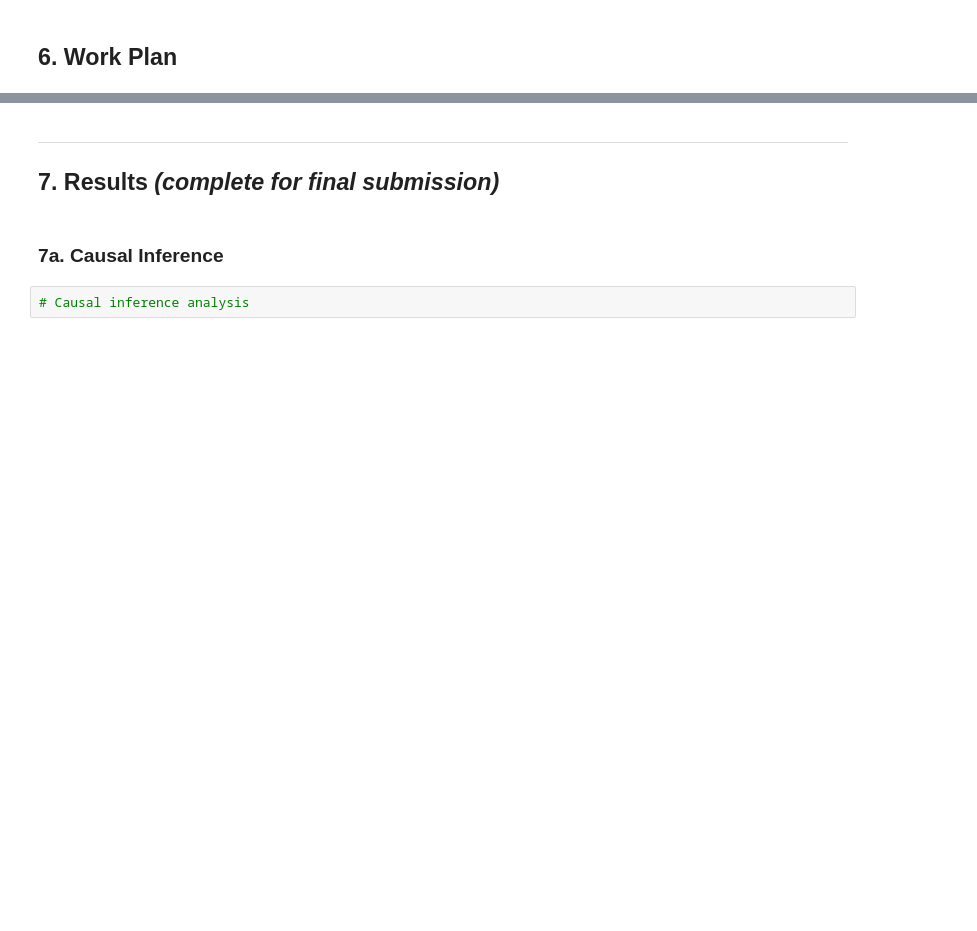
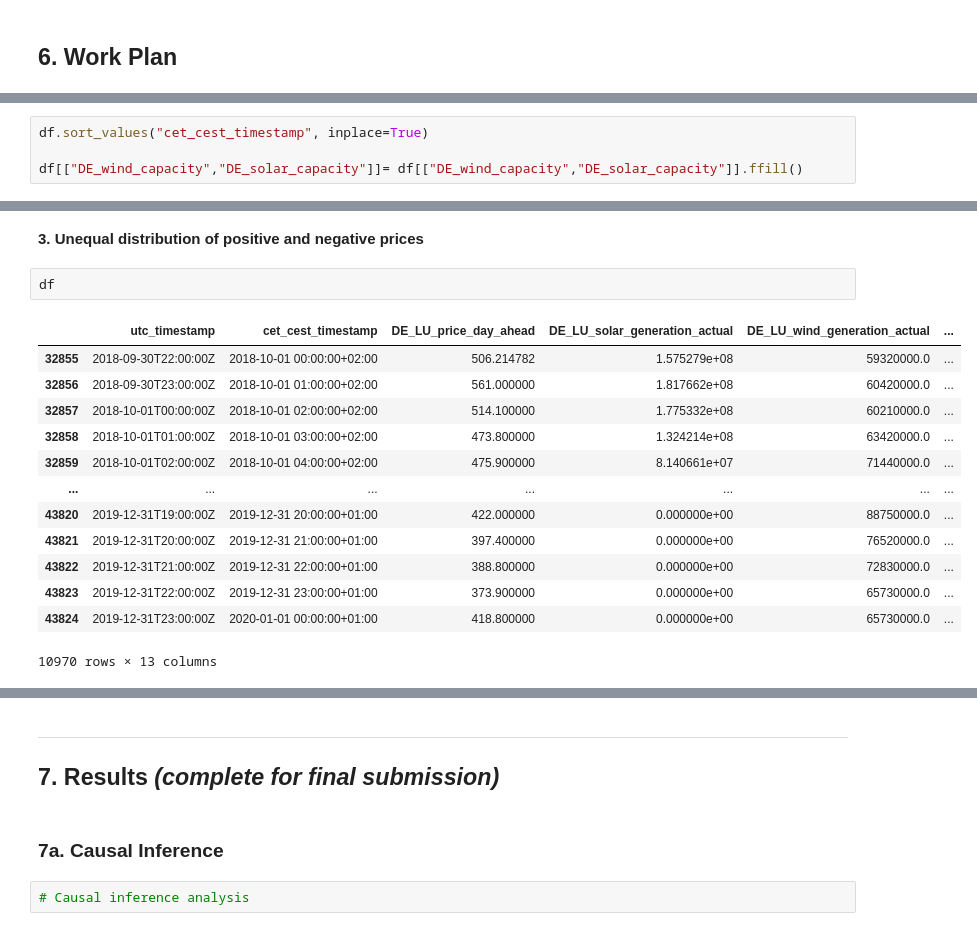
Before and after one commit to firrm/DAI, a Jupyter notebook: mission/proposals_st26/mission_proposal_group_T_P1.ipynb, the cells around one changed output, grey strips where cells are left out. Cells and saved outputs as stored; diff of their text form; blank space fills up the shorter version.

```diff
--- a/mission/proposals_st26/mission_proposal_group_T_P1.ipynb
+++ b/mission/proposals_st26/mission_proposal_group_T_P1.ipynb
@@ -304,0 +501,4 @@ Supervised Learning
+# %%
+df.sort_values("cet_cest_timestamp", inplace=True)
+
+df[["DE_wind_capacity","DE_solar_capacity"]]= df[["DE_wind_capacity","DE_solar_capacity"]].ffill()
@@ -304,0 +559,18 @@ Supervised Learning
+# %% [markdown]
+**3. Unequal distribution of positive and negative prices**
+# %%
+df
+# %% [output]
+|  | utc_timestamp | cet_cest_timestamp | DE_LU_price_day_ahead | DE_LU_solar_generation_actual | DE_LU_wind_generation_actual | ... |
+| 32855 | 2018-09-30T22:00:00Z | 2018-10-01 00:00:00+02:00 | 506.214782 | 1.575279e+08 | 59320000.0 | ... |
+| 32856 | 2018-09-30T23:00:00Z | 2018-10-01 01:00:00+02:00 | 561.000000 | 1.817662e+08 | 60420000.0 | ... |
+| 32857 | 2018-10-01T00:00:00Z | 2018-10-01 02:00:00+02:00 | 514.100000 | 1.775332e+08 | 60210000.0 | ... |
+| 32858 | 2018-10-01T01:00:00Z | 2018-10-01 03:00:00+02:00 | 473.800000 | 1.324214e+08 | 63420000.0 | ... |
+| 32859 | 2018-10-01T02:00:00Z | 2018-10-01 04:00:00+02:00 | 475.900000 | 8.140661e+07 | 71440000.0 | ... |
+| ... | ... | ... | ... | ... | ... | ... |
+| 43820 | 2019-12-31T19:00:00Z | 2019-12-31 20:00:00+01:00 | 422.000000 | 0.000000e+00 | 88750000.0 | ... |
+| 43821 | 2019-12-31T20:00:00Z | 2019-12-31 21:00:00+01:00 | 397.400000 | 0.000000e+00 | 76520000.0 | ... |
+| 43822 | 2019-12-31T21:00:00Z | 2019-12-31 22:00:00+01:00 | 388.800000 | 0.000000e+00 | 72830000.0 | ... |
+| 43823 | 2019-12-31T22:00:00Z | 2019-12-31 23:00:00+01:00 | 373.900000 | 0.000000e+00 | 65730000.0 | ... |
+| 43824 | 2019-12-31T23:00:00Z | 2020-01-01 00:00:00+01:00 | 418.800000 | 0.000000e+00 | 65730000.0 | ... |
+10970 rows × 13 columns
```
Also changed, not shown: parts of 25 cells of this notebook.
